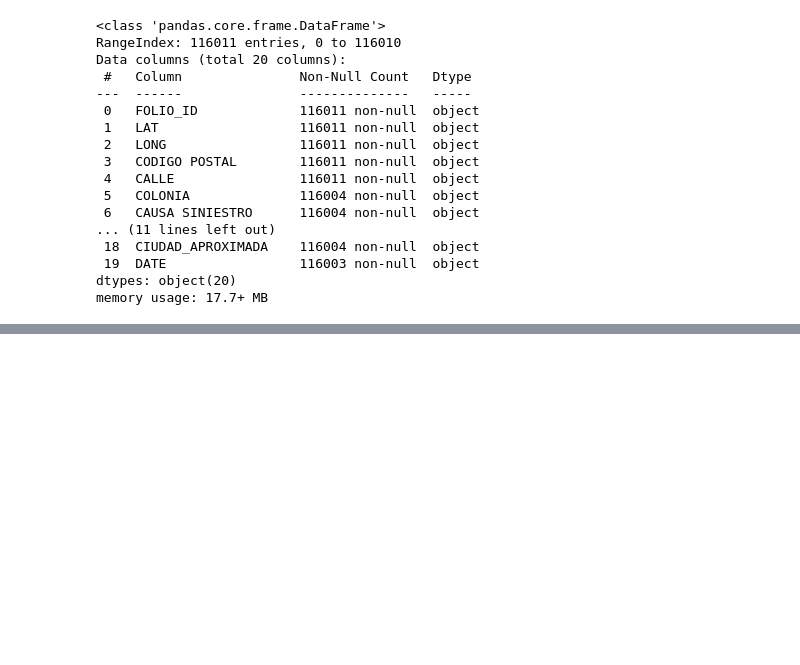
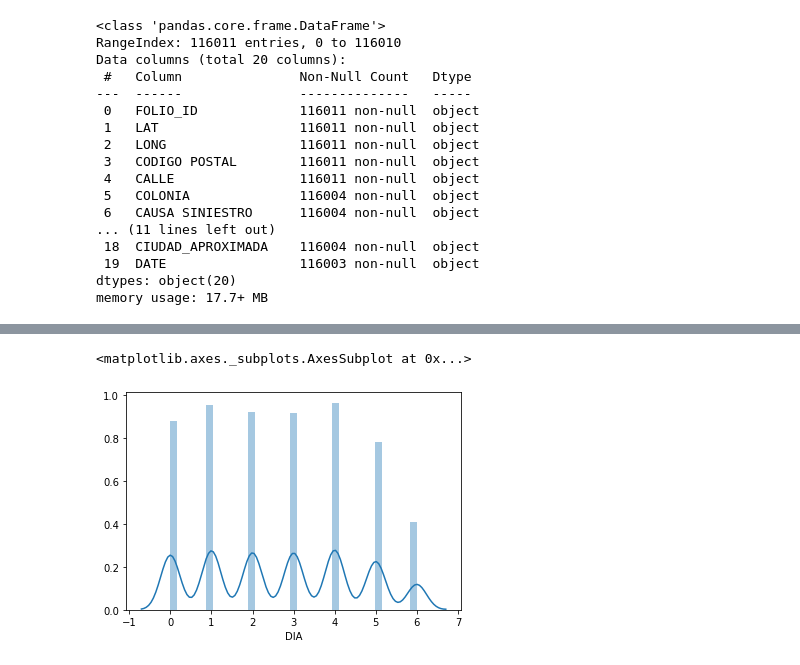
Before and after one commit to KevinTMtz/HackMTY2020, a Jupyter notebook: datlas/scripts/analysis_model.ipynb, the cells around one changed output, grey strips where cells are left out. Drawn from its saved outputs; the diff is of its cells as text; code cells hidden in the pictures; blank space fills up the shorter version.

```diff
--- a/datlas/scripts/analysis_model.ipynb
+++ b/datlas/scripts/analysis_model.ipynb
@@ -165,0 +190,5 @@ df_test[10:30]
+# %%
+sns.distplot(df_min['DIA'])
+# %% [output]
+<matplotlib.axes._subplots.AxesSubplot at 0x...>
+[figure, added]
```
Also changed, not shown: parts of 58 cells of this notebook, 2 other files.
